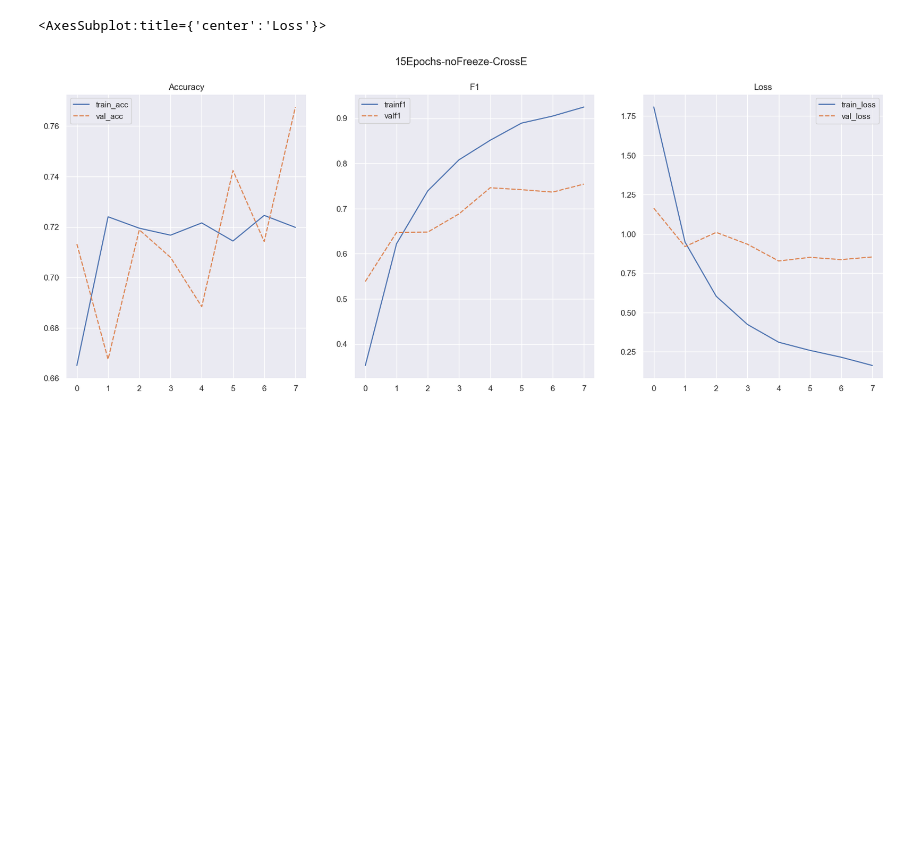
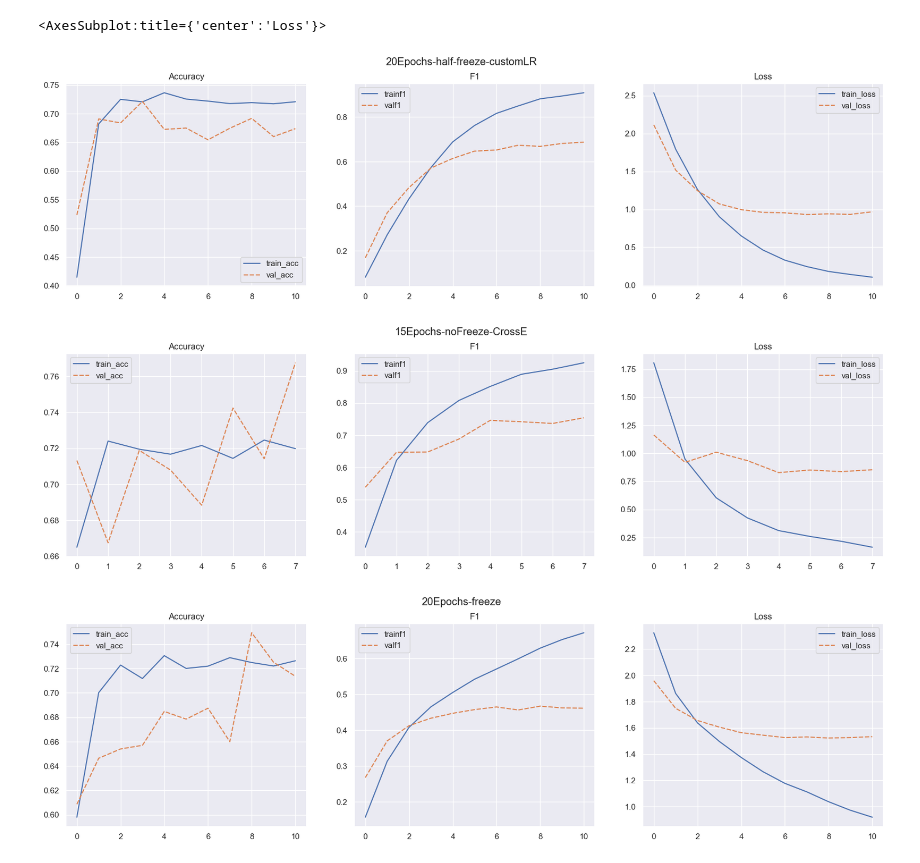
Before and after one commit to skramer-dev/ai-lab, a Jupyter notebook: CV/Metric-visualization.ipynb, the cells around one changed output. Cells and saved outputs as stored; diff of their text form; code cells hidden in the pictures; blank space fills up the shorter version.

Commit message:
run comparison with graphs

```diff
--- a/CV/Metric-visualization.ipynb
+++ b/CV/Metric-visualization.ipynb
@@ -10,8 +10,8 @@ from flash import Trainer
 # %%
 LOGDIR = 'training-metrics'
 NORMALIZED_DATA = '../../Training-baseline/'
-EPOCHS = 15
-FINETUNE_STRATEGY = 'noFreeze-CrossE'
+EPOCHS = 20
+FINETUNE_STRATEGY = 'half-freeze-customLR'
 VERSION = (str(EPOCHS) + 'Epochs-' + FINETUNE_STRATEGY)
 # %%
 metrics = pd.read_csv(f'{LOGDIR}/{VERSION}.csv')
@@ -29,15 +32,45 @@ display(metrics)
-# %%
-sns.set()
-
-figure, axes = plt.subplots(1, 3, sharex='all', figsize=(20,7))
-figure.suptitle(VERSION)
-axes[0].set_title('Accuracy')
-axes[1].set_title('F1')
-axes[2].set_title('Loss')
-
-sns.lineplot(data=metrics[['train_acc', 'val_acc']], ax=axes[0])
-sns.lineplot(data=metrics[['trainf1', 'valf1']], ax=axes[1])
-sns.lineplot(data=metrics[['train_loss', 'val_loss']], ax=axes[2])
-# %% [output]
-<AxesSubplot:title={'center':'Loss'}>
-[figure, removed]
+# %%
+sns.set()
+
+figure, axes = plt.subplots(1, 3, sharex='all', figsize=(20,5))
+figure.suptitle(VERSION)
+axes[0].set_title('Accuracy')
+axes[1].set_title('F1')
+axes[2].set_title('Loss')
+
+sns.lineplot(data=metrics[['train_acc', 'val_acc']], ax=axes[0])
+sns.lineplot(data=metrics[['trainf1', 'valf1']], ax=axes[1])
+sns.lineplot(data=metrics[['train_loss', 'val_loss']], ax=axes[2])
+
+VERSION = '15Epochs-noFreeze-CrossE'
+metrics = pd.read_csv(f'{LOGDIR}/{VERSION}.csv')
+metrics = metrics.drop(metrics.index[11:])
+
+figure, axes = plt.subplots(1, 3, sharex='all', figsize=(20,5))
+figure.suptitle(VERSION)
+axes[0].set_title('Accuracy')
+axes[1].set_title('F1')
+axes[2].set_title('Loss')
+
+sns.lineplot(data=metrics[['train_acc', 'val_acc']], ax=axes[0])
+sns.lineplot(data=metrics[['trainf1', 'valf1']], ax=axes[1])
+sns.lineplot(data=metrics[['train_loss', 'val_loss']], ax=axes[2])
+
+VERSION = '20Epochs-freeze'
+metrics = pd.read_csv(f'{LOGDIR}/{VERSION}.csv')
+metrics = metrics.drop(metrics.index[11:])
+
+figure, axes = plt.subplots(1, 3, sharex='all', figsize=(20,5))
+figure.suptitle(VERSION)
+axes[0].set_title('Accuracy')
+axes[1].set_title('F1')
+axes[2].set_title('Loss')
+
+sns.lineplot(data=metrics[['train_acc', 'val_acc']], ax=axes[0])
+sns.lineplot(data=metrics[['trainf1', 'valf1']], ax=axes[1])
+sns.lineplot(data=metrics[['train_loss', 'val_loss']], ax=axes[2])
+# %% [output]
+<AxesSubplot:title={'center':'Loss'}>
+[figure, added]
+[figure, added]
+[figure, added]
```
Also changed, not shown: parts of 1 cell of this notebook, 3 other files.
